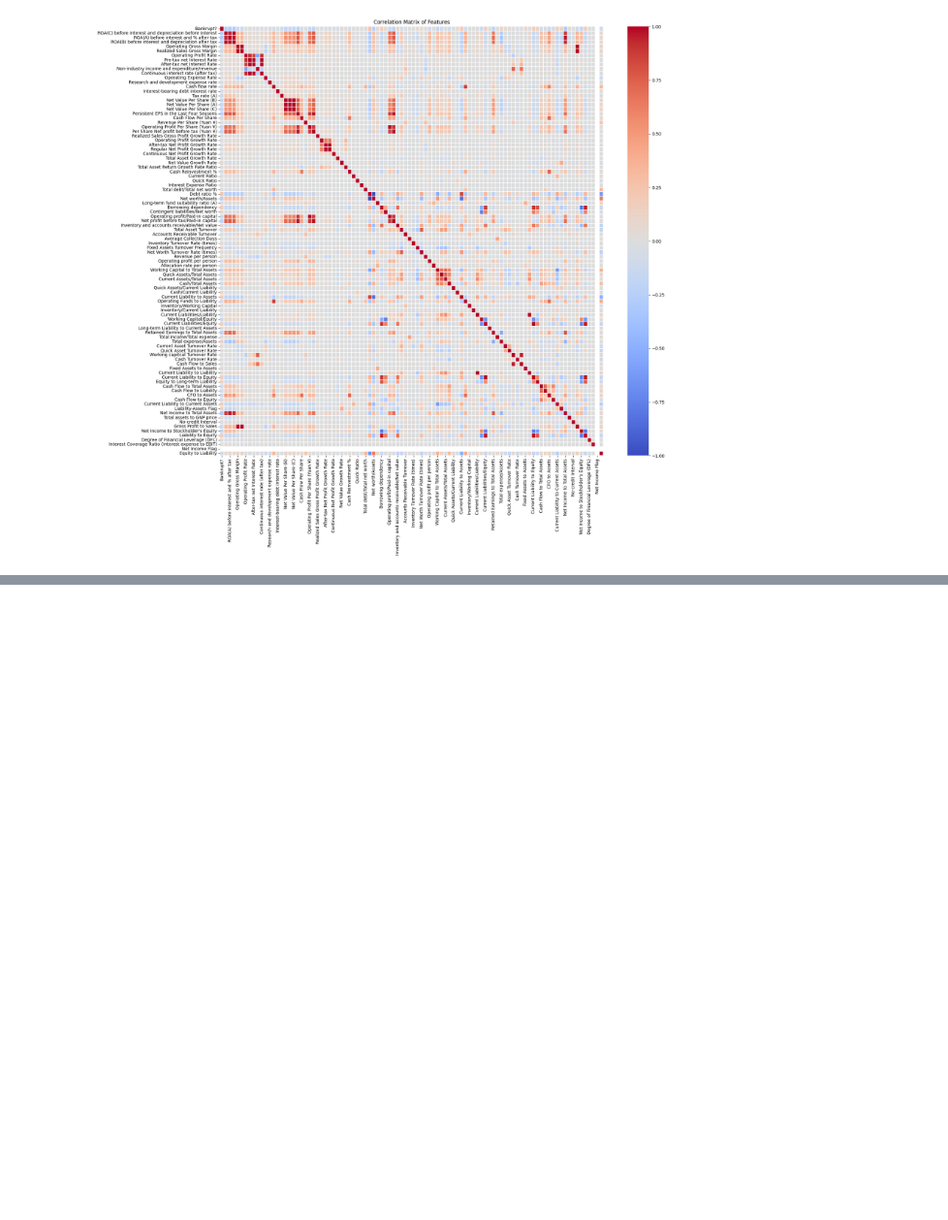
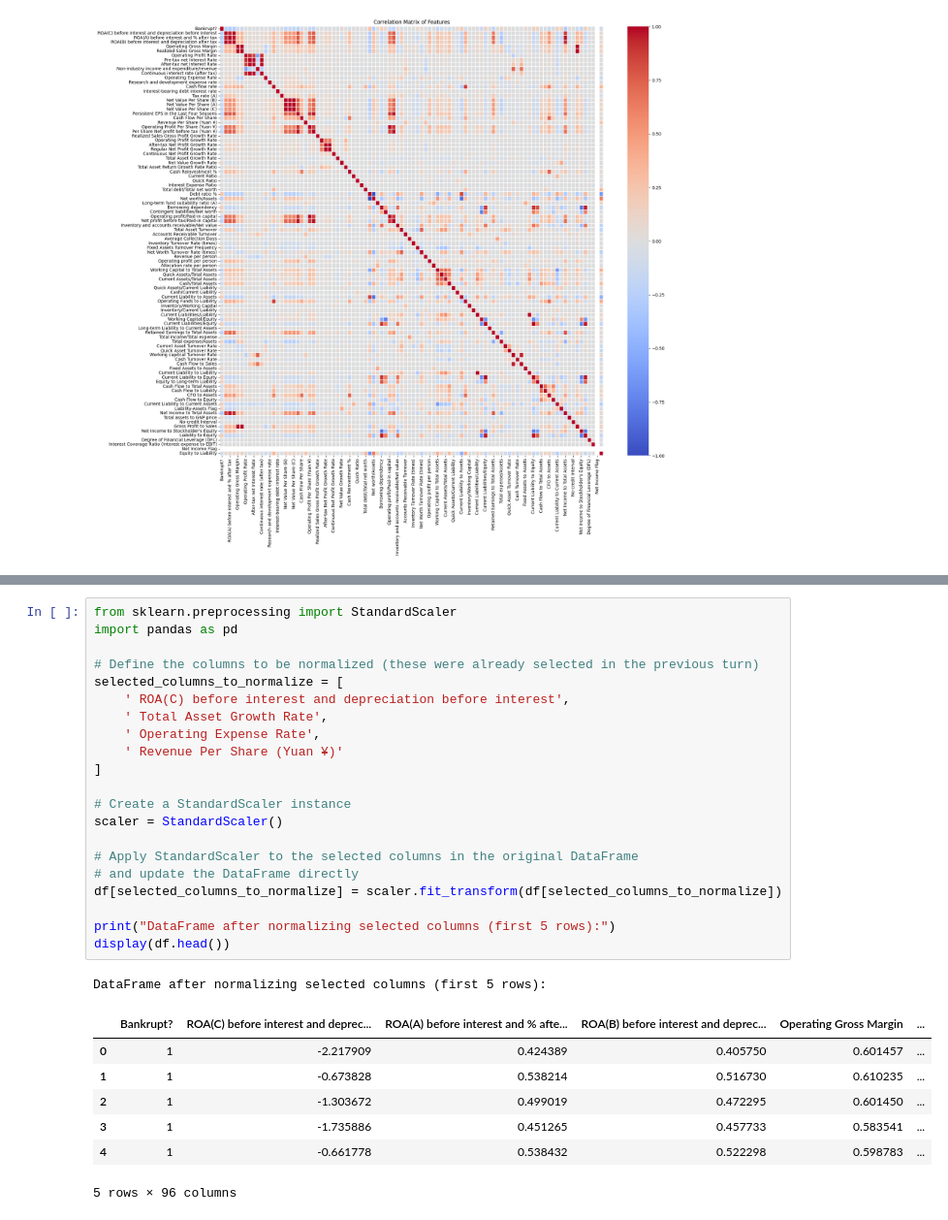
Before and after one commit to noobprogrammertryingtosurvive/ADALL_github, a Jupyter notebook: Cogels_CDA1C03_Assignment.ipynb, the cells around one changed output, grey strips where cells are left out. Shown at 97% size. Saved outputs shown, nothing was run; the diff lists cells and outputs as text; blank space fills up the shorter version.

```diff
--- a/Cogels_CDA1C03_Assignment.ipynb
+++ b/Cogels_CDA1C03_Assignment.ipynb
@@ -108,0 +212,30 @@ plt.show()
+# %%
+from sklearn.preprocessing import StandardScaler
+import pandas as pd
+
+# Define the columns to be normalized (these were already selected in the previous turn)
+selected_columns_to_normalize = [
+    ' ROA(C) before interest and depreciation before interest',
+    ' Total Asset Growth Rate',
+    ' Operating Expense Rate',
+    ' Revenue Per Share (Yuan ¥)'
+]
+
+# Create a StandardScaler instance
+scaler = StandardScaler()
+
+# Apply StandardScaler to the selected columns in the original DataFrame
+# and update the DataFrame directly
+df[selected_columns_to_normalize] = scaler.fit_transform(df[selected_columns_to_normalize])
+
+print("DataFrame after normalizing selected columns (first 5 rows):")
+display(df.head())
+# %% [output]
+DataFrame after normalizing selected columns (first 5 rows):
+|  | Bankrupt? | ROA(C) before interest and deprec... | ROA(A) before interest and % afte... | ROA(B) before interest and deprec... | Operating Gross Margin | ... |
+| 0 | 1 | -2.217909 | 0.424389 | 0.405750 | 0.601457 | ... |
+| 1 | 1 | -0.673828 | 0.538214 | 0.516730 | 0.610235 | ... |
+| 2 | 1 | -1.303672 | 0.499019 | 0.472295 | 0.601450 | ... |
+| 3 | 1 | -1.735886 | 0.451265 | 0.457733 | 0.583541 | ... |
+| 4 | 1 | -0.661778 | 0.538432 | 0.522298 | 0.598783 | ... |
+5 rows × 96 columns
```
Also changed, not shown: parts of 11 cells of this notebook.
